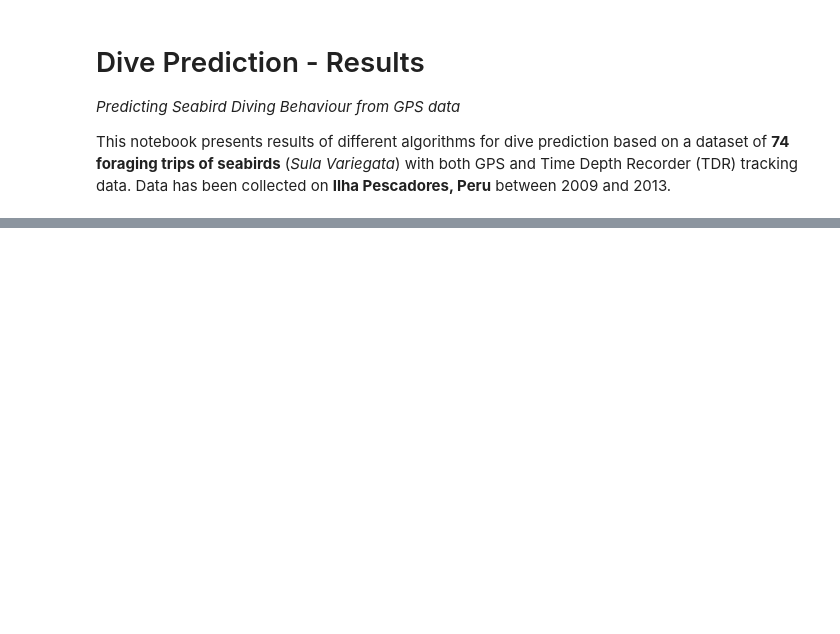
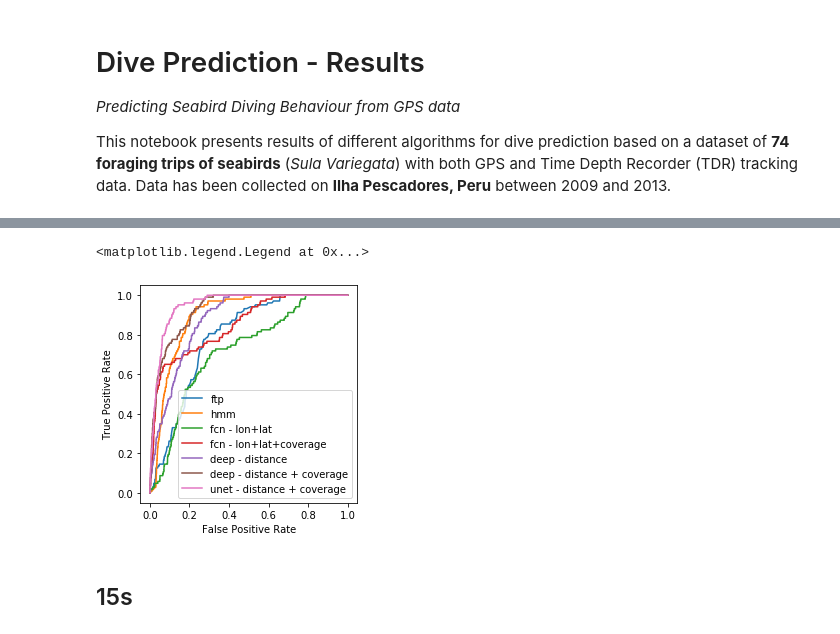
Before and after one commit to AmedeeRoy/BirdDL, a Jupyter notebook: dive_prediction_results.ipynb, the cells around one changed output, grey strips where cells are left out. Drawn from its saved outputs; the diff is of its cells as text; code cells hidden in the pictures; blank space fills up the shorter version.

```diff
--- a/dive_prediction_results.ipynb
+++ b/dive_prediction_results.ipynb
@@ -82,0 +76,50 @@ plt.legend()
+# %%
+fcn_lonlat = pd.read_csv('./results/fcn_lonlat_11_1_5s.csv')
+fcn_lonlatcov = pd.read_csv('./results/fcn_lonlatcov_11_1_5s.csv')
+deep_all = pd.read_csv('./results/deep_all_11_1_5s.csv')
+deep_distance = pd.read_csv('./results/deep_distance_11_1_5s.csv')
+unet_all = pd.read_csv('./results/unet_all_20_20_5s.csv')
+
+hmm = pd.read_csv('./results/hmm_prediction_5s.csv')
+ftp = pd.read_csv('./results/ftp_prediction_5s.csv')
+# %%
+fig, ax = plt.subplots()
+ax.set_aspect('equal')
+ax.set_xlabel('False Positive Rate')
+ax.set_ylabel('True Positive Rate')
+
+# FTP
+d = roc(ftp)
+plt.plot(d[0], d[1], label = 'ftp')
+
+# HMM
+d = roc(hmm)
+plt.plot(d[0], d[1], label = 'hmm')
+
+# FCN - lon lat
+d = roc(fcn_lonlat)
+plt.plot(d[0], d[1], label = 'fcn - lon+lat')
+
+# FCN - lon lat coverage
+d = roc(fcn_lonlatcov)
+plt.plot(d[0], d[1], label = 'fcn - lon+lat+coverage')
+
+# Deep - distance
+d = roc(deep_distance)
+plt.plot(d[0], d[1], label = 'deep - distance')
+
+# Deep - distance coverage
+d = roc(deep_all)
+plt.plot(d[0], d[1], label = 'deep - distance + coverage')
+
+# Unet - distance coverage
+d = roc(unet_all)
+plt.plot(d[0], d[1], label = 'unet - distance + coverage')
+
+
+plt.legend()
+# %% [output]
+<matplotlib.legend.Legend at 0x...>
+[figure, added]
+# %% [markdown]
+## 15s
```
Also changed, not shown: parts of 8 cells of this notebook, 29 other files.
